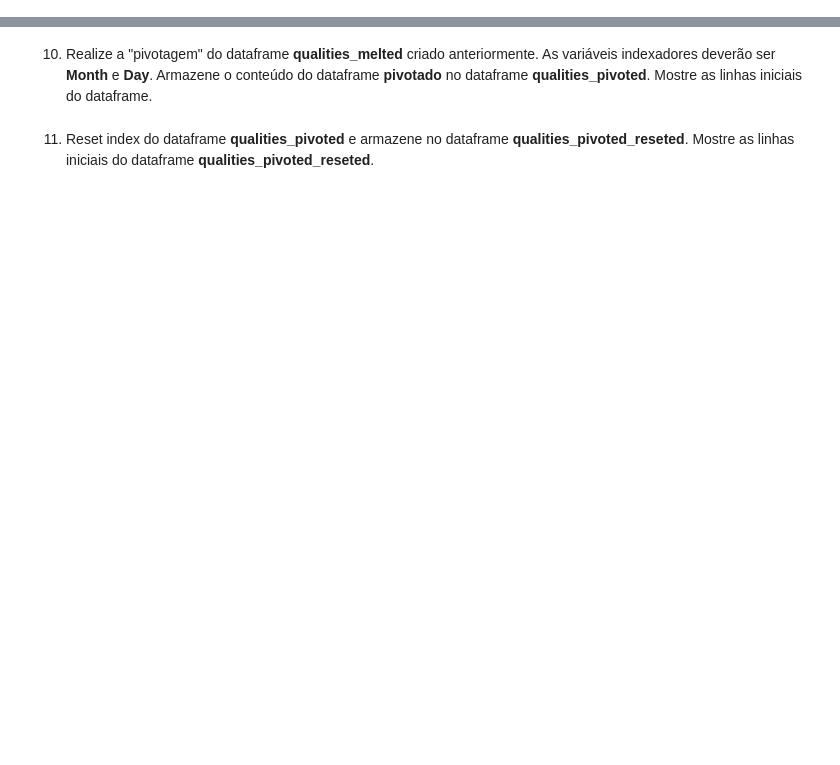
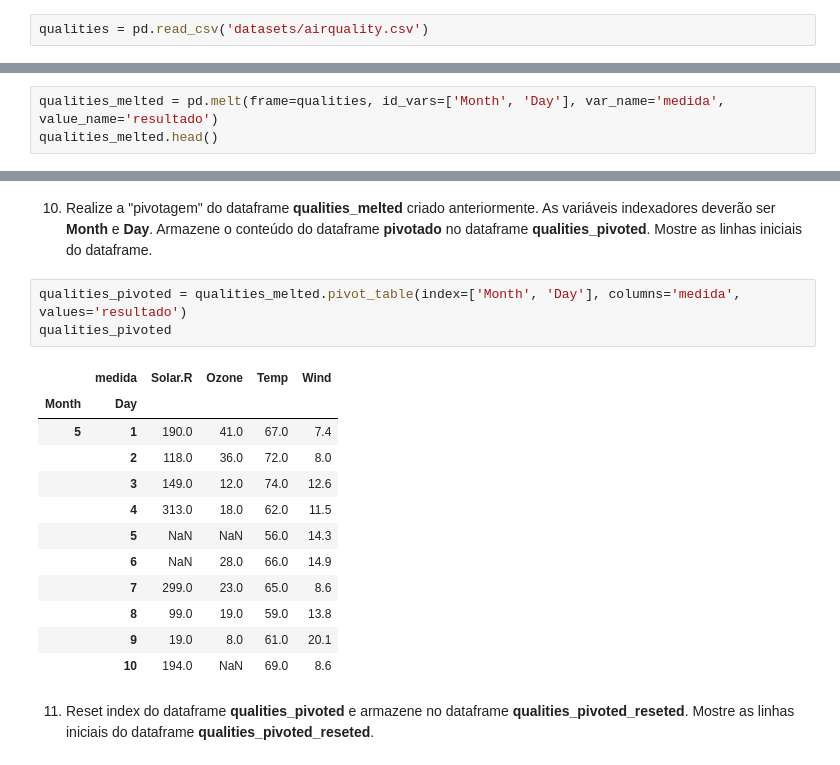
Before and after one commit to swatboss93/ciencia-de-dados, a Jupyter notebook: exercicios/aula 04/aula-4-maos-na-massa-3.ipynb, the cells around one changed output, grey strips where cells are left out. Drawn from its saved outputs; the diff is of its cells as text; blank space fills up the shorter version.

```diff
--- a/exercicios/aula 04/aula-4-maos-na-massa-3.ipynb
+++ b/exercicios/aula 04/aula-4-maos-na-massa-3.ipynb
@@ -7,2 +12,4 @@ import pandas as pd
+# %%
+qualities = pd.read_csv('datasets/airquality.csv')
 # %% [markdown]
 2. Mostre as linhas iniciais do dataframe **qualities**.
@@ -11,2 +37,5 @@ import pandas as pd
 # %% [markdown]
 4. Repita a transformação anterior, modificando o nome da coluna **variable** para **medida**, e o nome da coluna **value** para **leitura**.
+# %%
+qualities_melted = pd.melt(frame=qualities, id_vars=['Month', 'Day'], var_name='medida', value_name='resultado')
+qualities_melted.head()
@@ -23,4 +106,20 @@ import pandas as pd
 # %% [markdown]
 10. Realize a "pivotagem" do dataframe **qualities_melted** criado anteriormente. As variáveis indexadores deverão ser **Month** e **Day**. Armazene o conteúdo do dataframe **pivotado** no dataframe **qualities_pivoted**. Mostre as linhas iniciais do dataframe.
+# %%
+qualities_pivoted = qualities_melted.pivot_table(index=['Month', 'Day'], columns='medida', values='resultado')
+qualities_pivoted
+# %% [output]
+|  | medida | Solar.R | Ozone | Temp | Wind |
+| Month | Day |  |  |  |  |
+| 5 | 1 | 190.0 | 41.0 | 67.0 | 7.4 |
+|  | 2 | 118.0 | 36.0 | 72.0 | 8.0 |
+|  | 3 | 149.0 | 12.0 | 74.0 | 12.6 |
+|  | 4 | 313.0 | 18.0 | 62.0 | 11.5 |
+|  | 5 | NaN | NaN | 56.0 | 14.3 |
+|  | 6 | NaN | 28.0 | 66.0 | 14.9 |
+|  | 7 | 299.0 | 23.0 | 65.0 | 8.6 |
+|  | 8 | 99.0 | 19.0 | 59.0 | 13.8 |
+|  | 9 | 19.0 | 8.0 | 61.0 | 20.1 |
+|  | 10 | 194.0 | NaN | 69.0 | 8.6 |
 # %% [markdown]
 11. Reset index do dataframe **qualities_pivoted** e armazene no dataframe **qualities_pivoted_reseted**. Mostre as linhas iniciais do dataframe **qualities_pivoted_reseted**.
```
Also changed, not shown: parts of 16 cells of this notebook.
